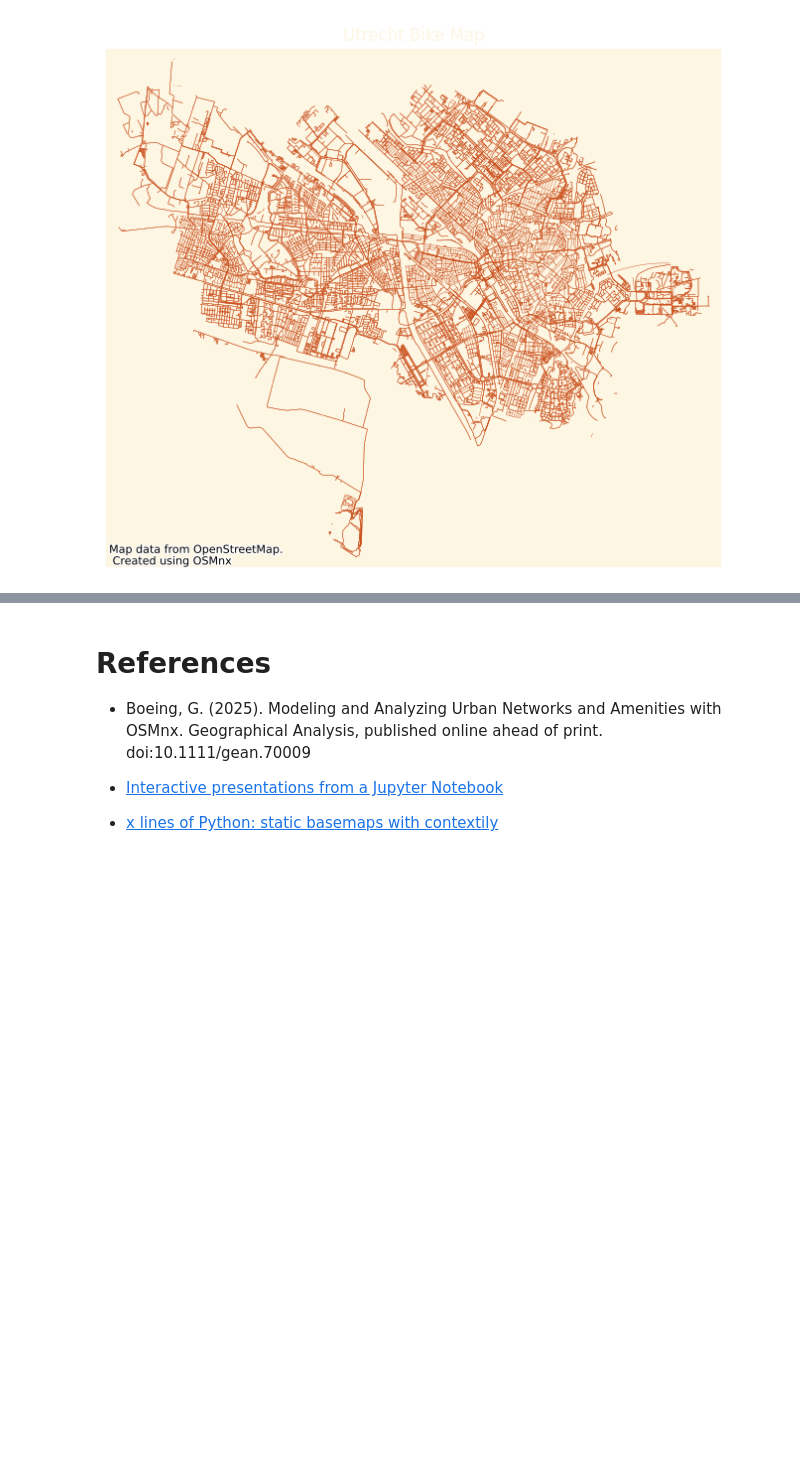
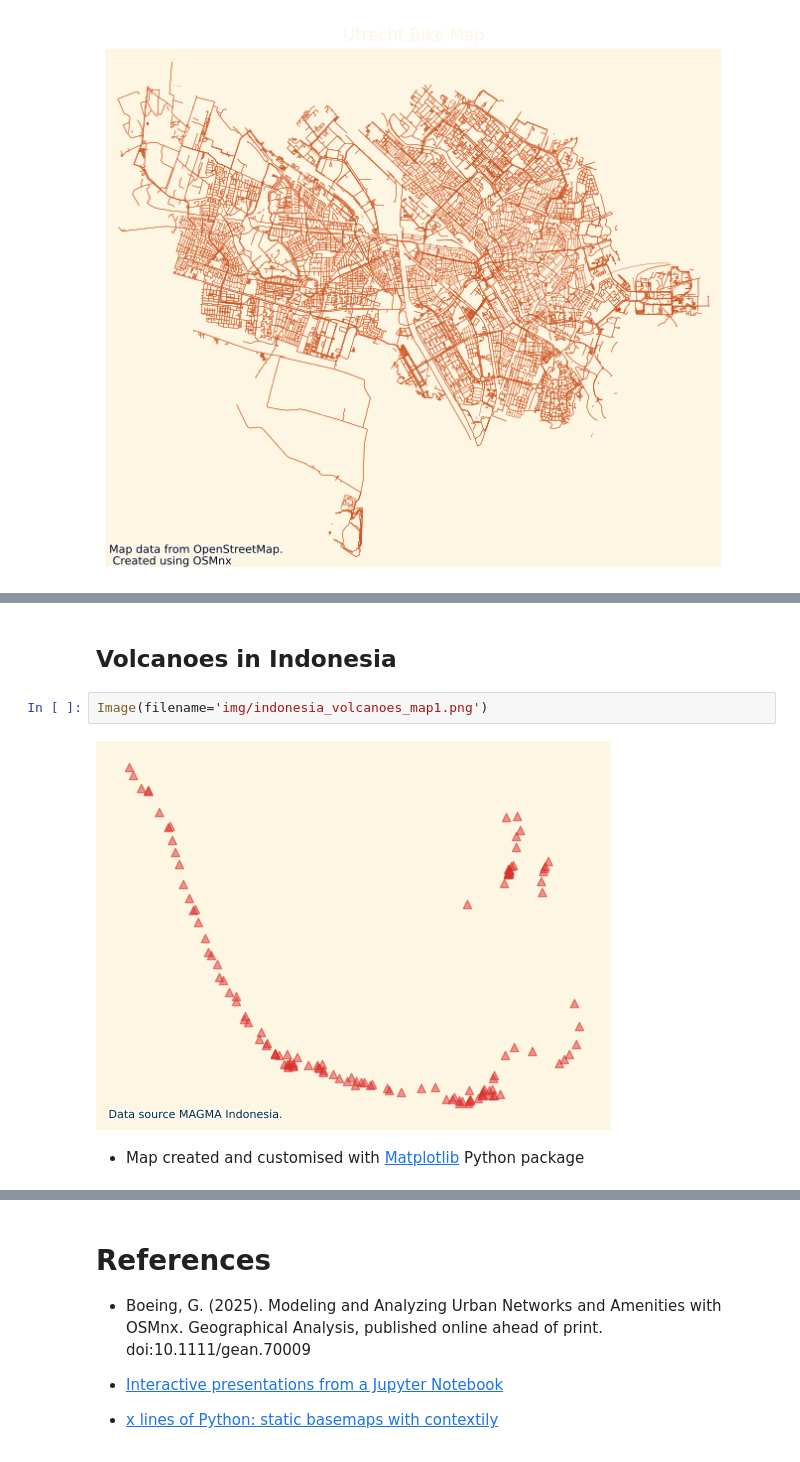
Before and after one commit to kimnewzealand/art-of-maps-2, a Jupyter notebook: presentation.ipynb, the cells around one changed output, grey strips where cells are left out. Drawn from its saved outputs; the diff is of its cells as text; blank space fills up the shorter version.

```diff
--- a/presentation.ipynb
+++ b/presentation.ipynb
@@ -69,3 +78,11 @@ Image(filename='img/utrecht_bike_map1.png')
+# %% [markdown]
+## Volcanoes in Indonesia
+# %%
+Image(filename='img/indonesia_volcanoes_map1.png')
+# %% [output]
+[figure, added]
+# %% [markdown]
+- Map created and customised with [Matplotlib](https://matplotlib.org/) Python package
 # %% [markdown]
 # Conclusion
 
```
Also changed, not shown: parts of 13 cells of this notebook, 5 other files.
